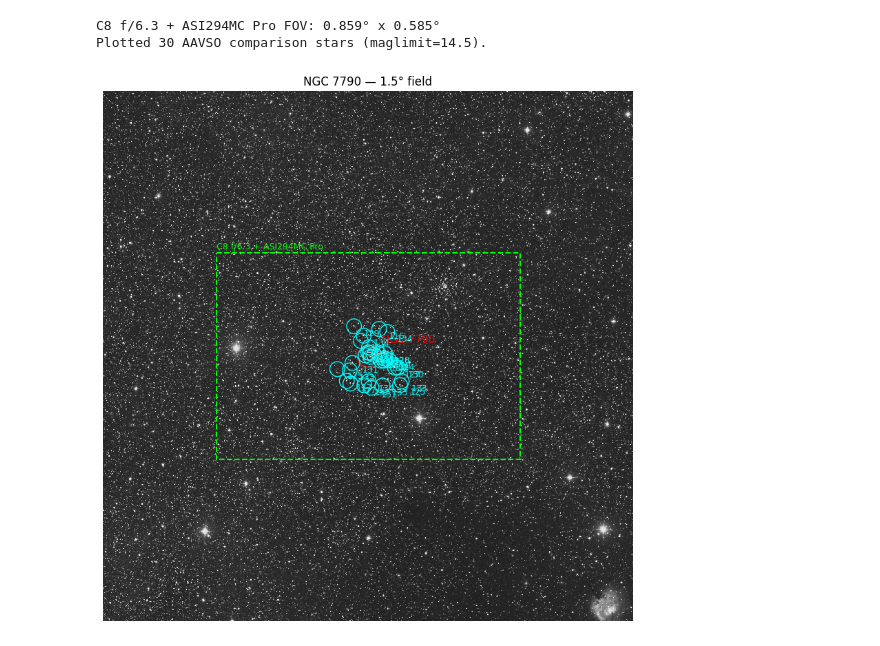
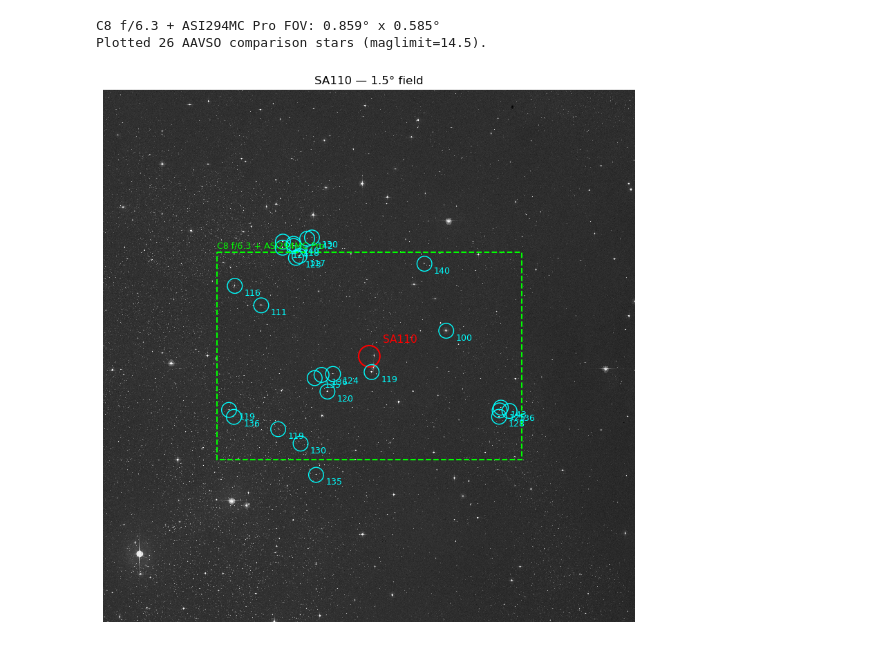
Before and after one commit to jeffrwatts/AstroPlannerData, a Jupyter notebook: vs_catalog.ipynb, the cells around one changed output. Cells and saved outputs as stored; diff of their text form; code cells hidden in the pictures.

```diff
--- a/vs_catalog.ipynb
+++ b/vs_catalog.ipynb
@@ -1,17 +1,24 @@
 # %%
 # Cell 1 — Star list (primary input)
 # This is the only cell that needs editing to add a new star.
-# type: "variable" (default) — displayName must resolve via the VSX "ident" lookup
-#       (e.g. "CY Aqr", "W UMa").
+# type: "variable" (default) — displayName must resolve via VizieR's VSX mirror or AAVSO's
+#       stars-search API (e.g. "CY Aqr", "W UMa").
 #       "standard_field" — a non-variable AAVSO Standard Field used for transform
-#       calculations (e.g. "M11"); displayName must match an AAVSO standard field
-#       name exactly (see https://www.aavso.org/aavso-standard-fields).
+#       calculations (e.g. "M11"); displayName must match an entry in STANDARD_FIELDS
+#       (Cell 5) exactly (see https://www.aavso.org/aavso-standard-fields).
 # objectId is a stable lowercase identifier derived from displayName unless overridden
 # here with an explicit "objectId" key — needed when a standard field's displayName
 # would otherwise collide with a dso.json objectId (e.g. Messier standard fields like
 # M11/M67, which also exist as DSOs).
+# ra (decimal hours) / dec (decimal degrees) are optional. When a lookup source resolves
+# the object, ra/dec here override just its coordinates (e.g. to correct a Landolt
+# Standard Field's position by checking the AAVSO website by hand) while everything else
+# it found (subType, period, magnitude, ...) is kept. When no source resolves the object
+# at all, ra/dec here are used directly instead of NOT FOUND — e.g. a brand-new transient
+# not yet in any catalog.
 
 stars = [
+    {"displayName": "SN 2026aaiv", "type": "variable", "ra": 22.618228, "dec": 34.40983},
     {"displayName": "CY Aqr", "type": "variable"},
     {"displayName": "YZ Boo", "type": "variable"},
     {"displayName": "W UMa", "type": "variable"},
@@ -24,15 +31,15 @@ stars = [
 #    {"displayName": "V0952 Ara", "type": "variable"},   -54 dec (too low)
     {"displayName": "GSC 03308-00462", "type": "variable"},
     {"displayName": "CzeV616", "type": "variable"},
-    {"displayName": "M11", "type": "standard_field", "objectId": "m11-sf"},
-    {"displayName": "M67", "type": "standard_field", "objectId": "m67-sf"},
-    {"displayName": "NGC 7790", "type": "standard_field", "objectId": "ngc7790-sf"},
-    {"displayName": "NGC 1252", "type": "standard_field", "objectId": "ngc1252-sf"},
-    {"displayName": "NGC 3532", "type": "standard_field", "objectId": "ngc3532-sf"},
-    {"displayName": "Melotte 111", "type": "standard_field", "objectId": "melotte111-sf"},
+    {"displayName": "SA110", "type": "standard_field"},
+    {"displayName": "SA111", "type": "standard_field"},
+    {"displayName": "SA112", "type": "standard_field"},
+    {"displayName": "SA113", "type": "standard_field"},
+    {"displayName": "SA114", "type": "standard_field"},
+    {"displayName": "SA115", "type": "standard_field"},
 ]
 
-chart_test = "ngc7790-sf"
+chart_test = "sa110"
 # %%
 # Cell 2 — Imports & config
 
@@ -479,10 +528,13 @@ def fetch_stars_for_row(row, fov_arcmin_variable=None, maglimit=FINDER_CHART_MAG
     dec_deg = row["dec"]
 
     if row["type"] == "standard_field":
-        field = fetch_std_fields()[row["displayName"].strip().lower()]
+        seed = STANDARD_FIELDS.get(row["displayName"].strip().lower())
+        fov_arcmin = seed["fov"] if seed else DEFAULT_STANDARD_FIELD_FOV
+        if seed is None:
+            print(f"  Warning: no seed FOV for {row['displayName']!r}; using default {DEFAULT_STANDARD_FIELD_FOV}'")
         comp_stars = fetch_comparison_stars(
             ra_deg, dec_deg,
-            fov_arcmin=float(field["Fov"]),
+            fov_arcmin=fov_arcmin,
             maglimit=maglimit,
             special="std_field",
         )
@@ -536,35 +588,35 @@ def plot_finder_chart(object_id, size_deg=FINDER_CHART_SIZE_DEG, maglimit=FINDER
         deg_per_px = size_deg / FINDER_CHART_PIXELS
         fov_w_deg, fov_h_deg = compute_fov_deg(equipment)
         if fov_w_deg > size_deg or fov_h_deg > size_deg:
             print(f"Warning: {equipment['name']} FOV ({fov_w_deg:.2f}°x{fov_h_deg:.2f}°) "
                   f"exceeds the fetched field ({size_deg}°) — increase size_deg to see the full box.")
         w_px, h_px = fov_w_deg / deg_per_px, fov_h_deg / deg_per_px
         ax.add_patch(Rectangle((px - w_px / 2, py - h_px / 2), w_px, h_px,
                                 edgecolor="lime", facecolor="none", linewidth=1.5, linestyle="--"))
         ax.text(px - w_px / 2, py - h_px / 2 - 8, equipment["name"], color="lime", fontsize=9)
 
     ax.set_title(f"{row['displayName']} — {size_deg}° field")
     ax.axis("off")
     plt.show()
 
 
 # C8 + f/6.3 reducer (effective focal length already includes the reducer) + ASI294MC Pro
 C8_ASI294MC = {
     "name": "C8 f/6.3 + ASI294MC Pro",
     "focal_length_mm": 1280,
     "pixel_size_um": 4.63,
     "resolution_width": 4144,
     "resolution_height": 2822,
 }
 
 fov_w_deg, fov_h_deg = compute_fov_deg(C8_ASI294MC)
 print(f"{C8_ASI294MC['name']} FOV: {fov_w_deg:.3f}° x {fov_h_deg:.3f}°")
 
 plot_finder_chart(chart_test, equipment=C8_ASI294MC)
 # %% [output]
 C8 f/6.3 + ASI294MC Pro FOV: 0.859° x 0.585°
-Plotted 30 AAVSO comparison stars (maglimit=14.5).
+Plotted 26 AAVSO comparison stars (maglimit=14.5).
-[figure, old version]
+[figure, new version]
 # %%
 # Cell 9b — Generate offline comparison-star cache (mobile/comp_stars/<objectId>.json)
 #
```
Also changed, not shown: parts of 6 cells of this notebook, 8 other files.
